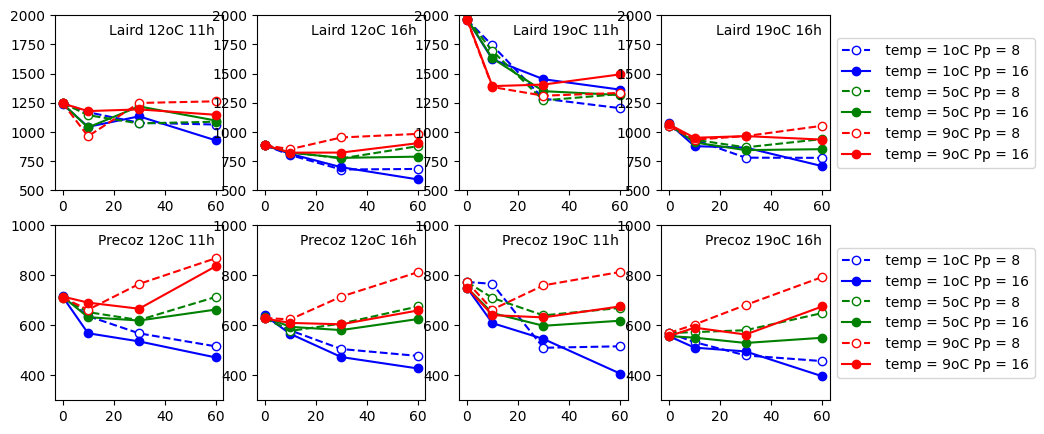
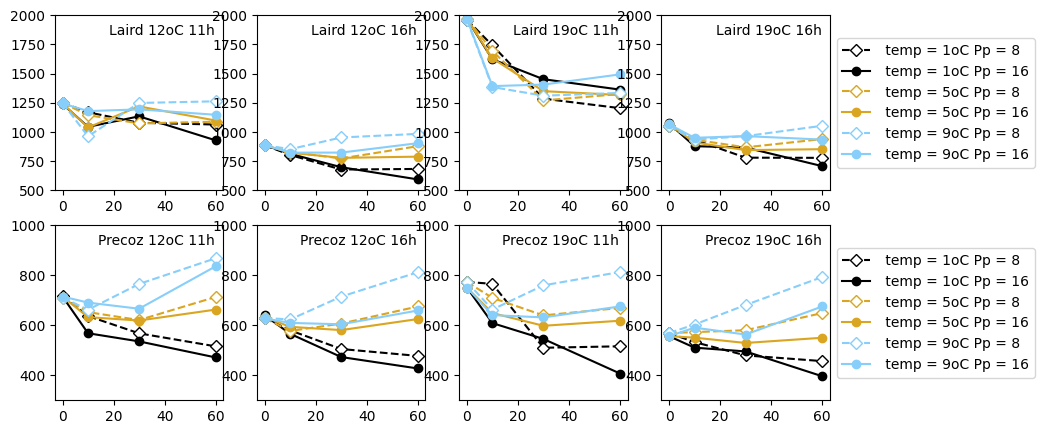
The notebook cell's code change between the first figure and the second:
--- before
+++ after
@@ -8,5 +8,5 @@
             for it in RobInitTemps:
                 for ip in RobInitPps:
-                    datfilter = (Roberts.Cultivar==c)&(Roberts.TmeanFinal==ft)&(Roberts.PpFinal==fp)&(Roberts.TmeanInitial==it)&(Roberts.PpInitial==ip)
+                    datfilter = (Roberts.Cultivar==c)&(Roberts.FinalT==ft)&(Roberts.FinalPp==fp)&(Roberts.InitT==it)&(Roberts.InitPp==ip)
                     dat = Roberts.loc[datfilter,:]
                     fc = cols[it]
@@ -14,5 +14,5 @@
                     if ip == 8:
                         fc = 'w'
-                    plt.plot(dat.DuratInitial,dat.TtFirstFlower,ls,color = cols[it],mfc=fc, label=' temp = '+str(it)+'oC '+'Pp = '+str(ip) )
+                    plt.plot(dat.loc[:,"Experiment.Script.TransitionDay"],dat.TtFirstFlower,ls,color = cols[it],mfc=fc, label=' temp = '+str(it)+'oC '+'Pp = '+str(ip) )
             plt.ylim(ylims[c][0],ylims[c][1])
             if pos in [4,8]:

Commit: Adding CE experiments to test set